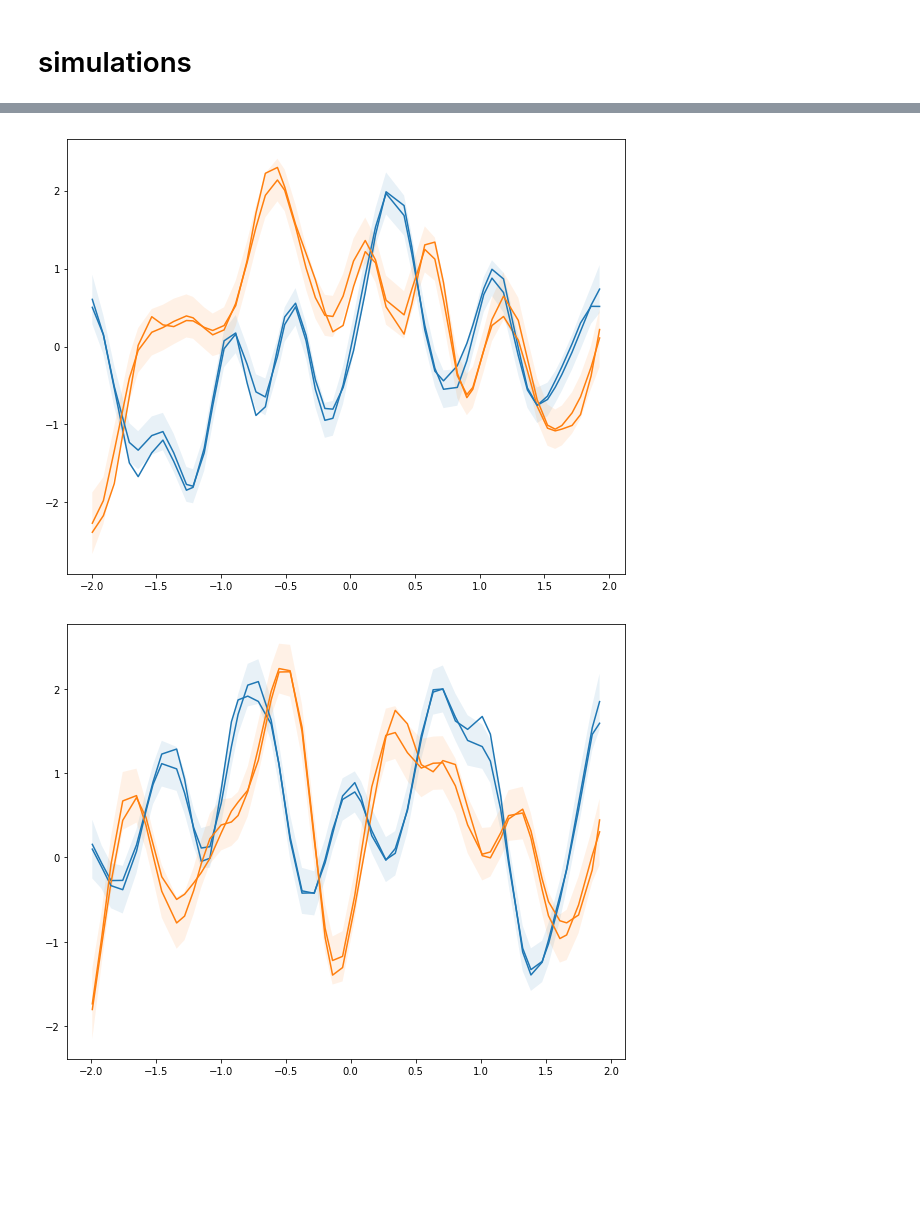
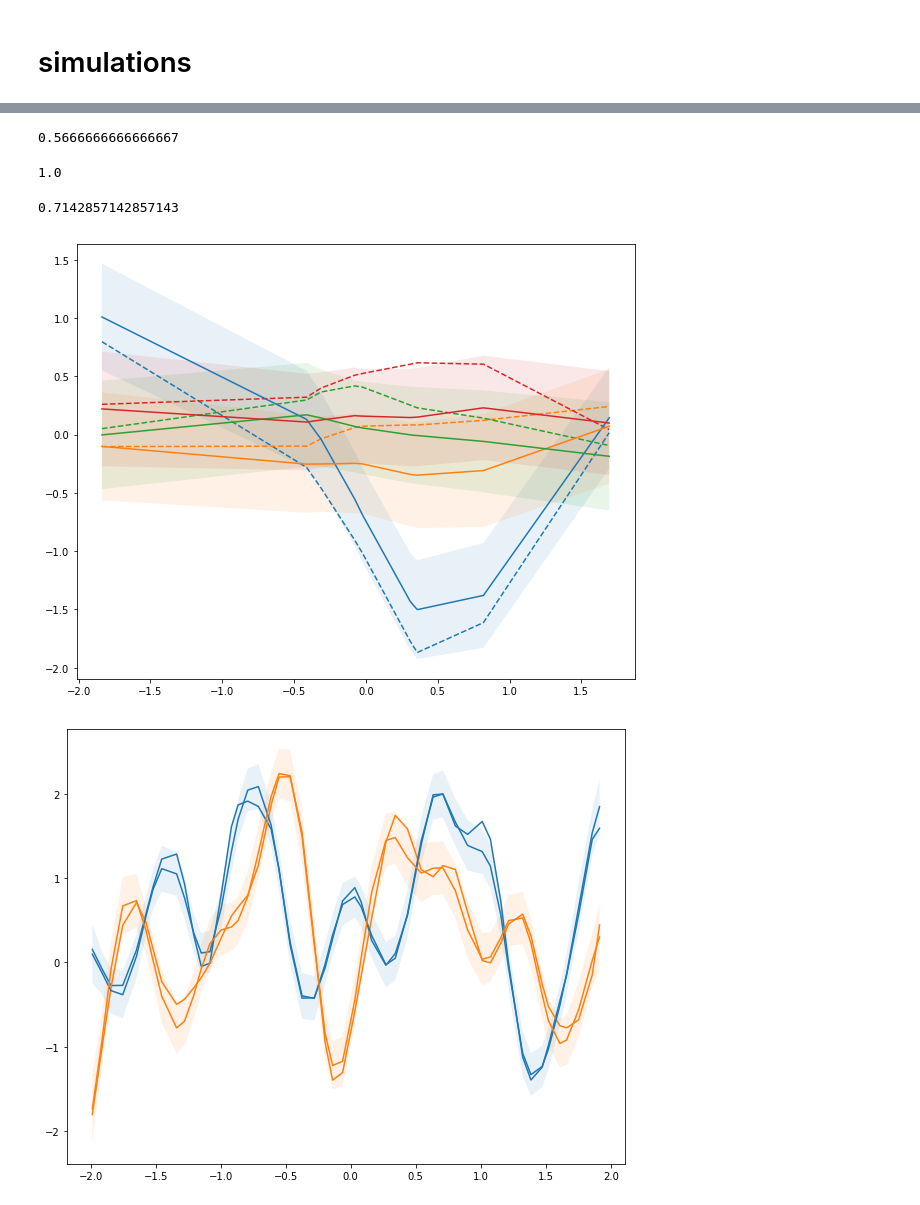
Before and after one commit to ptonner/gp-multi-stan, a Jupyter notebook: gp-multi.ipynb, the cells around one changed output, grey strips where cells are left out. Saved outputs shown, nothing was run; the diff lists cells and outputs as text; code cells hidden in the pictures; blank space fills up the shorter version.

```diff
--- a/gp-multi.ipynb
+++ b/gp-multi.ipynb
@@ -85,6 +97,6 @@ for i in range(len(sim_data['design'])):
 # %%
-# train_ind = np.random.choice(np.arange(sim_data['N']), size=50, replace=False)
-train_ind = np.arange(0,sim_data['N'],20)
+train_ind = np.random.choice(np.arange(sim_data['N']), size=30, replace=False)
+# train_ind = np.arange(0,sim_data['N'],20)
 
 # test_ind = [i for i in np.arange(sim_data['N']) if i not in train_ind ]
 test_ind = np.arange(5,sim_data['N'],50)
@@ -117,5 +129,8 @@ train_data = sim_data.copy()
 train_data['N'] = len(train_ind)
 train_data['y'] = y[:,train_ind]
 train_data['x'] = x[train_ind]
+
+train_data['alpha_prior'] = [[1,1], [1,1]]
+train_data['length_scale_prior'] = [[1,1], [1,1]]
 # %%
-tsamples = gp_multi.sampling(data=train_data, chains=4, iter=2000, control = {'adapt_delta': 0.95})
+tsamples = gp_multi.sampling(data=train_data, chains=2, iter=4000, control = {'adapt_delta': 0.8})
@@ -132,0 +169,19 @@ tsamp['f'].shape
+# %%
+plt.figure(figsize=(4*p,8))
+
+ncol = 5
+nrow = int(1.*(f.shape[0]-1)/ncol) + 1
+
+for i in range(f.shape[0]):
+
+    if i == 0:
+        plt.subplot2grid((nrow,ncol),(0,0),colspan=ncol)
+    else:
+        plt.subplot2grid((nrow,ncol),(1+(i-1)/ncol,(i-1)%ncol))
+
+    plt.plot(x[train_ind], tsamp['f'][:,i,:].mean(0),)
+    plt.fill_between(x[train_ind],
+                     tsamp['f'][:,i,:].mean(0)-2*tsamp['f'][:,i,:].std(0),
+                     tsamp['f'][:,i,:].mean(0)+2*tsamp['f'][:,i,:].std(0),alpha=.1)
+
+    plt.plot(x[train_ind],f[i,train_ind].T,'--')
@@ -133,21 +244,41 @@ tsamp['f'].shape
+# %%
+1.*sum(
+        (nulltsamp['f'][:,0,:].mean(0)-2*nulltsamp['f'][:,0,:].std(0) < f[0,train_ind])
+        &
+        (nulltsamp['f'][:,0,:].mean(0)+2*nulltsamp['f'][:,0,:].std(0) > f[0,train_ind])
+)/len(train_ind)
+# %% [output]
+0.5666666666666667
+# %%
+1.*sum(
+        (tsamp['f'][:,0,:].mean(0)-2*tsamp['f'][:,0,:].std(0) < f[0,train_ind])
+        &
+        (tsamp['f'][:,0,:].mean(0)+2*tsamp['f'][:,0,:].std(0) > f[0,train_ind])
+)/len(train_ind)
+# %% [output]
+1.0
+# %%
+sim_data['alpha'][0]/sum(sim_data['alpha'])
+# %% [output]
+0.7142857142857143
 # %%
 plt.figure(figsize=(10,8))
 
-plt.plot(x[train_ind],f[:,train_ind].T)
+plt.plot(x[train_ind],f[:,train_ind].T,'--')
 
 plt.gca().set_prop_cycle(None)
 
 for i in range(f.shape[0]):
-    plt.plot(x[train_ind], tsamp['f'][:,i,:].mean(0))
+    plt.plot(x[train_ind], tsamp['f'][:,i,:].mean(0),)
 
 plt.gca().set_prop_cycle(None)
 
 for i in range(f.shape[0]):
     plt.fill_between(x[train_ind],
                      tsamp['f'][:,i,:].mean(0)-2*tsamp['f'][:,i,:].std(0),
                      tsamp['f'][:,i,:].mean(0)+2*tsamp['f'][:,i,:].std(0),alpha=.1)
 # %% [output]
-[figure, old version]
+[figure, new version]
 # %%
 # test with no missing data
 
```
Also changed, not shown: parts of 23 cells of this notebook, 2 other files.
